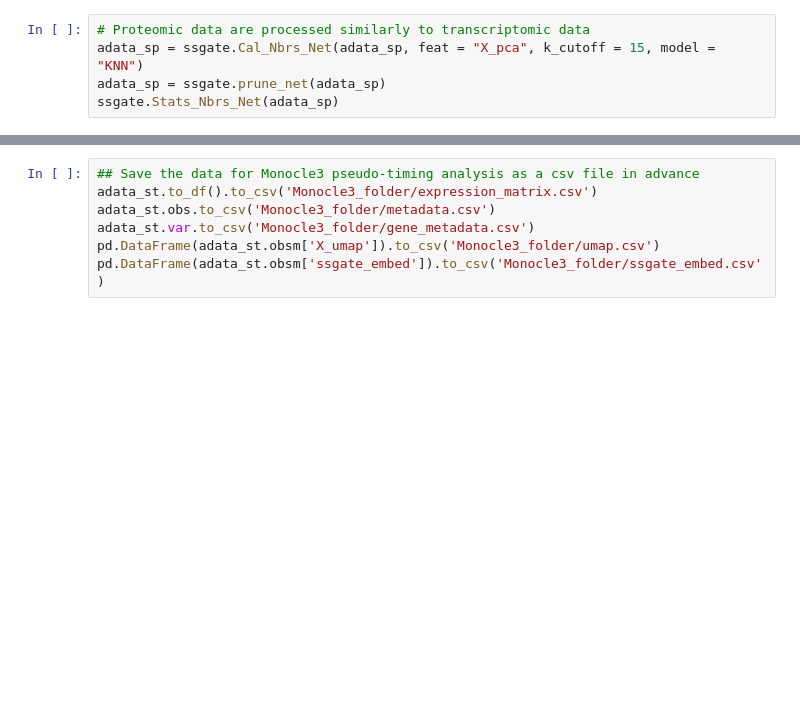
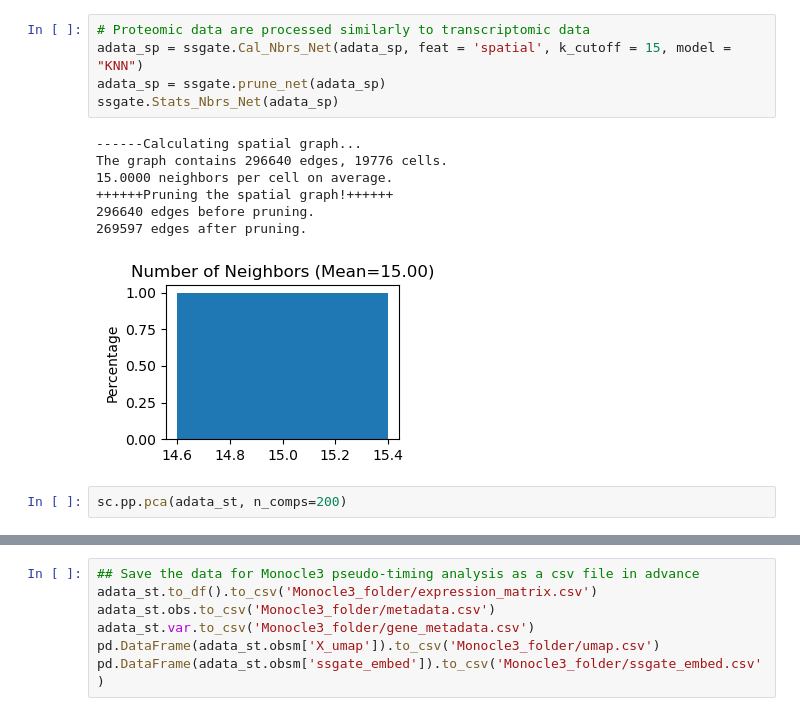
Before and after one commit to Lv-BioInfo/SSGATE, a Jupyter notebook: Tutorial/Tutorial_of_SSGATE_SCS_MT.ipynb, the cells around one changed output, grey strips where cells are left out. Cells and saved outputs as stored; diff of their text form; blank space fills up the shorter version.

```diff
--- a/Tutorial/Tutorial_of_SSGATE_SCS_MT.ipynb
+++ b/Tutorial/Tutorial_of_SSGATE_SCS_MT.ipynb
@@ -27,8 +104,18 @@ ssgate.Stats_Nbrs_Net(adata_st)
 # %%
 # Proteomic data are processed similarly to transcriptomic data
-adata_sp = ssgate.Cal_Nbrs_Net(adata_sp, feat = "X_pca", k_cutoff = 15, model = "KNN")
+adata_sp = ssgate.Cal_Nbrs_Net(adata_sp, feat = 'spatial', k_cutoff = 15, model = "KNN")
 adata_sp = ssgate.prune_net(adata_sp)
 ssgate.Stats_Nbrs_Net(adata_sp)
+# %% [output]
+------Calculating spatial graph...
+The graph contains 296640 edges, 19776 cells.
+15.0000 neighbors per cell on average.
+++++++Pruning the spatial graph!++++++
+296640 edges before pruning.
+269597 edges after pruning.
+[figure, added]
+# %%
+sc.pp.pca(adata_st, n_comps=200)
 # %%
 # After the nearest neighbor network is built, it is trained based on the above data,
 # and the integrated results obtained from the training are retained in the .obsm file of h5ad.
```
Also changed, not shown: parts of 22 cells of this notebook, 11 other files.
